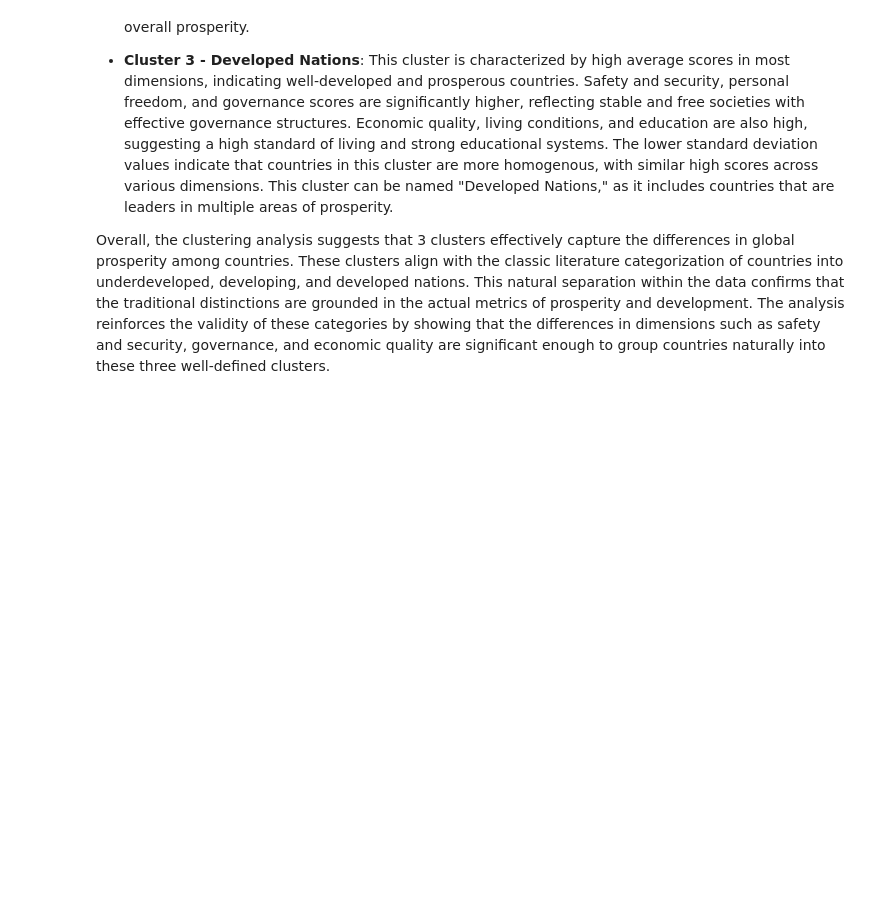
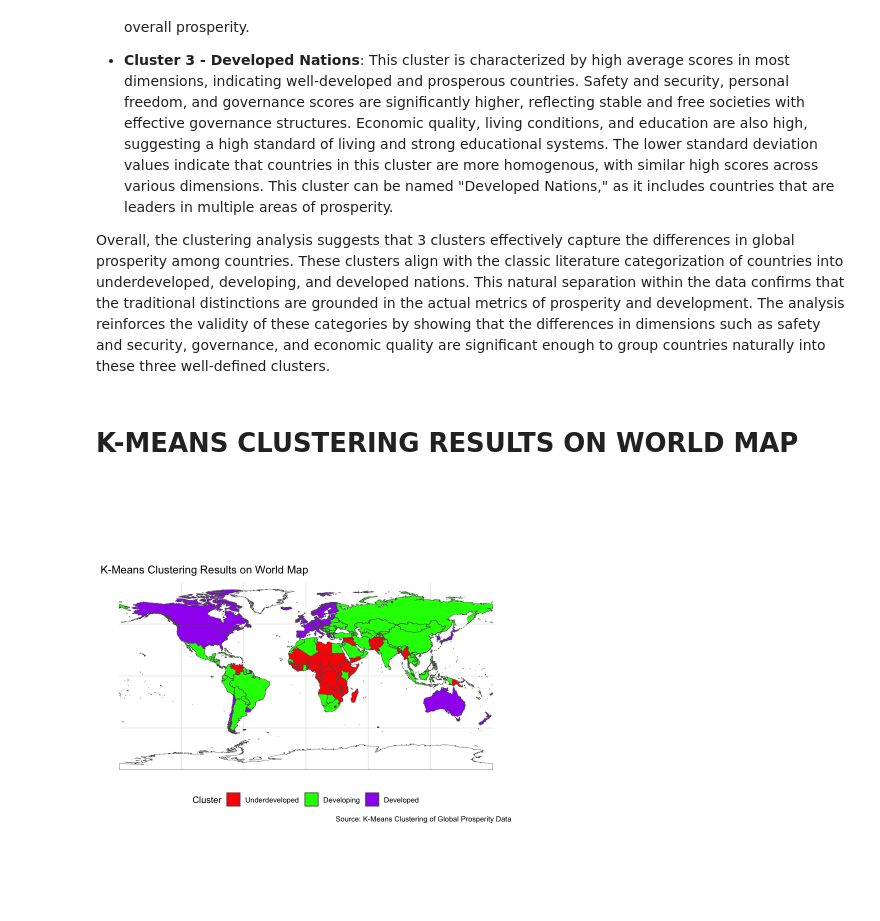
Before and after one commit to tekup99/-K-Means-Clustering-Global-Prosperity-2023-, a Jupyter notebook: k-means-clustering-global-prosperity-2023.ipynb, the cells around one changed output. Cells and saved outputs as stored; diff of their text form; code cells hidden in the pictures; blank space fills up the shorter version.

Commit message:
Kaggle Notebook | 🌍  K-Means Clustering: Global Prosperity 2023  📊 | Version 2

```diff
--- a/k-means-clustering-global-prosperity-2023.ipynb
+++ b/k-means-clustering-global-prosperity-2023.ipynb
@@ -169,3 +191,51 @@ Countries in this cluster exhibit lower scores across most dimensions compared t
 This cluster is characterized by high average scores in most dimensions, indicating well-developed and prosperous countries. Safety and security, personal freedom, and governance scores are significantly higher, reflecting stable and free societies with effective governance structures. Economic quality, living conditions, and education are also high, suggesting a high standard of living and strong educational systems. The lower standard deviation values indicate that countries in this cluster are more homogenous, with similar high scores across various dimensions. This cluster can be named "Developed Nations," as it includes countries that are leaders in multiple areas of prosperity.
 
 Overall, the clustering analysis suggests that 3 clusters effectively capture the differences in global prosperity among countries. These clusters align with the classic literature categorization of countries into underdeveloped, developing, and developed nations. This natural separation within the data confirms that the traditional distinctions are grounded in the actual metrics of prosperity and development. The analysis reinforces the validity of these categories by showing that the differences in dimensions such as safety and security, governance, and economic quality are significant enough to group countries naturally into these three well-defined clusters.
+# %% [markdown]
+# K-MEANS CLUSTERING RESULTS ON WORLD MAP
+# %%
+data=read.csv("/kaggle/input/2023-global-country-development-and-prosperity-index/data.csv")
+
+world <- ne_countries(scale = "medium", returnclass = "sf")
+
+data$Country <- str_trim(data$Country)
+
+data$Cluster <- km_res_3$cluster
+
+data <- data %>%
+  mutate(Country = case_when(
+    Country == "United States" ~ "United States of America",
+    Country == "Korea" ~ "South Korea",
+    Country == "North Korea" ~ "Dem. Rep. Korea",
+    Country == "Ivory Coast" ~ "Côte d'Ivoire",
+    Country == "Czech Republic" ~ "Czechia",
+    Country == "Dominican Republic" ~ "Dominican Rep.",
+    Country == "Bosnia and Herzegovina" ~ "Bosnia and Herz.",
+    Country == "Cape Verde" ~ "Cabo Verde",
+    Country == "São Tomé and Príncipe" ~ "São Tomé and Principe",
+    Country == "Equatorial Guinea" ~ "Eq. Guinea",
+    Country == "Swaziland" ~ "eSwatini",
+    Country == "Democratic Republic of Congo" ~ "Dem. Rep. Congo",
+    Country == "Central African Republic" ~ "Central African Rep.",
+    Country == "South Sudan" ~ "S. Sudan",
+    Country == "Lao PDR" ~ "Laos",
+    Country == "Macedonia" ~ "North Macedonia",
+    Country == "Syrian Arab Republic" ~ "Syria",
+    TRUE ~ Country
+  ))
+
+data$Cluster <- factor(data$Cluster, levels = c("2", "1", "3"), labels = c("Underdeveloped", "Developing", "Developed"))
+
+world_data <- left_join(world, data, by = c("name" = "Country"))
+
+cluster_colors <- c("Underdeveloped" = "red", "Developing" = "green", "Developed" = "purple")
+# %%
+ggplot(data = world_data) +
+  geom_sf(aes(fill = Cluster)) +
+  scale_fill_manual(values = cluster_colors, name = "Cluster", na.translate = FALSE) +
+  theme_minimal() +
+  labs(title = "K-Means Clustering Results on World Map",
+       caption = "Source: K-Means Clustering of Global Prosperity Data") +
+  theme(legend.position = "bottom")
+# %% [output]
+[figure, added]
```
Also changed, not shown: parts of 2 cells of this notebook.
